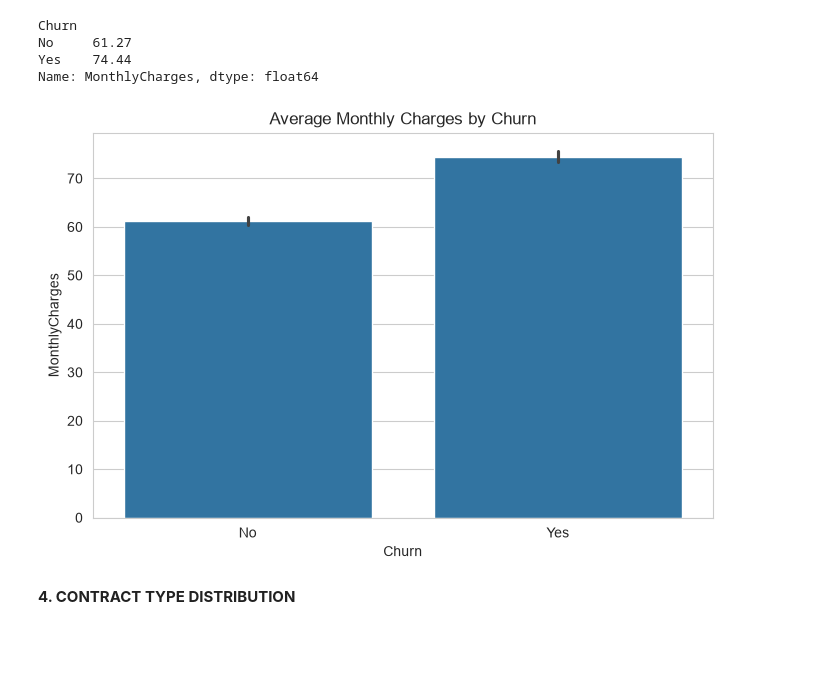
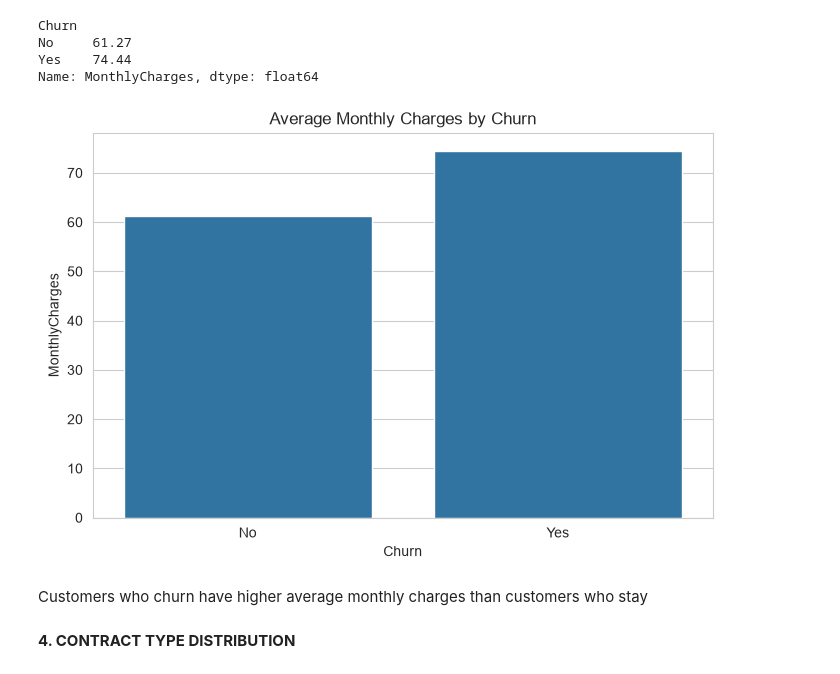
Before and after one commit to AbhijithAJ3/customer-churn-ltv, a Jupyter notebook: notebooks/02_eda.ipynb, the cells around one changed output. Cells and saved outputs as stored; diff of their text form; code cells hidden in the pictures; blank space fills up the shorter version.

Commit message:
Complete Week 1 EDA with churn, tenure, contract, and correlation analysis

```diff
--- a/notebooks/02_eda.ipynb
+++ b/notebooks/02_eda.ipynb
@@ -60,11 +62,13 @@ No     61.27
 Yes    74.44
 Name: MonthlyCharges, dtype: float64
 # %%
-sns.barplot(x='Churn', y='MonthlyCharges', data=df)
+sns.barplot(x='Churn', y='MonthlyCharges', data=df,errorbar=None)
 plt.title('Average Monthly Charges by Churn')
 plt.show()
 # %% [output]
-[figure, old version]
+[figure, new version]
+# %% [markdown]
+Customers who churn have higher average monthly charges than customers who stay
 # %% [markdown]
 **4. CONTRACT TYPE DISTRIBUTION**
 # %%
```
Also changed, not shown: parts of 29 cells of this notebook.
